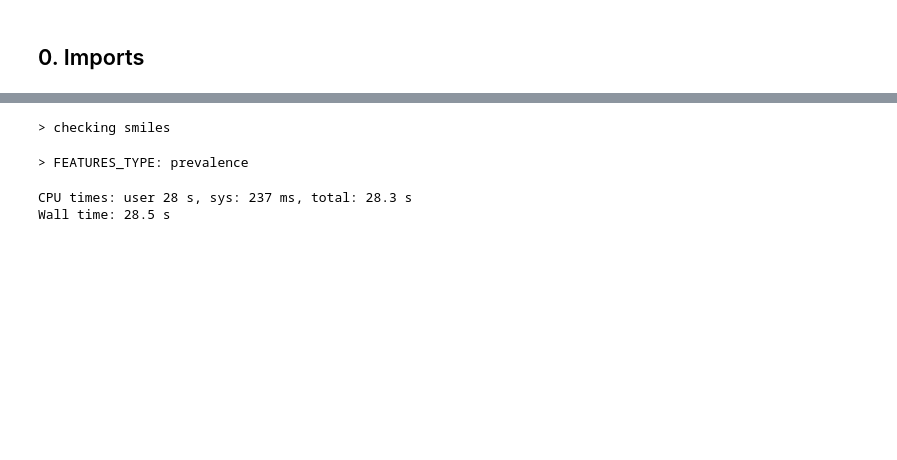
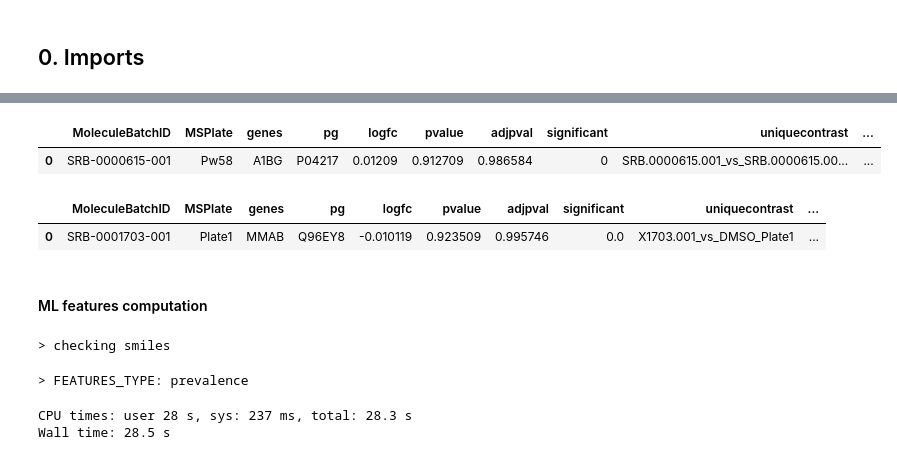
Before and after one commit to gtamo39/MS_ML, a Jupyter notebook: vignettes/MS_TargetML.ipynb, the cells around one changed output, grey strips where cells are left out. Cells and saved outputs as stored; diff of their text form; code cells hidden in the pictures; blank space fills up the shorter version.

Commit message:
streamline data imports

```diff
--- a/vignettes/MS_TargetML.ipynb
+++ b/vignettes/MS_TargetML.ipynb
@@ -164,0 +102,7 @@ Wall time: 10.9 s
+# %%
+%%time
+df_raw, MS = fn.load_proteomics_data(
+    RAW_PROTEOMICS_PATH,
+    CLEAN_PROTEOMICS_PATH,
+    drop_plates=['Plate12', 'Plate15', 'Plate23'],
+)
@@ -164,0 +119,9 @@ Wall time: 10.9 s
+# %%
+df_raw_20260520, MS20260520 = fn.load_proteomics_data(
+    PX_20260520_DB,            # raw per-gene table (Database export) — was wrongly CDDVault
+    PX_20260520_CDDVAULT,      # metadata table (Vault export: SMILES, Collections)
+    drop_plates=['Plate12', 'Plate15', 'Plate23'],
+    mode='cddvault',           # Collections recipe (drops PROTACs), join on 'Batch Molecule-Batch ID'
+    collections=['AJ', 'AK'],
+)
+print(f"{len(df_raw_20260520['compound'].unique())} unique cms after filtering by MS MoleculeBatchID")
@@ -165,3 +153,16 @@ Wall time: 10.9 s
+# %%
+df_raw_20260520.head(1)
+# %% [output]
+|  | MoleculeBatchID | MSPlate | genes | pg | logfc | pvalue | adjpval | significant | uniquecontrast | ... |
+| 0 | SRB-0000615-001 | Pw58 | A1BG | P04217 | 0.01209 | 0.912709 | 0.986584 | 0 | SRB.0000615.001_vs_SRB.0000615.00... | ... |
+# %%
+## Making final df_raw
+df_raw.head(1)
+# %% [output]
+|  | MoleculeBatchID | MSPlate | genes | pg | logfc | pvalue | adjpval | significant | uniquecontrast | ... |
+| 0 | SRB-0001703-001 | Plate1 | MMAB | Q96EY8 | -0.010119 | 0.923509 | 0.995746 | 0.0 | X1703.001_vs_DMSO_Plate1 | ... |
+# %% [markdown]
+#### ML features computation
 # %%
 %%time
 ## Get smiles from library and compute MF features
```
Also changed, not shown: parts of 12 cells of this notebook, 7 other files.
